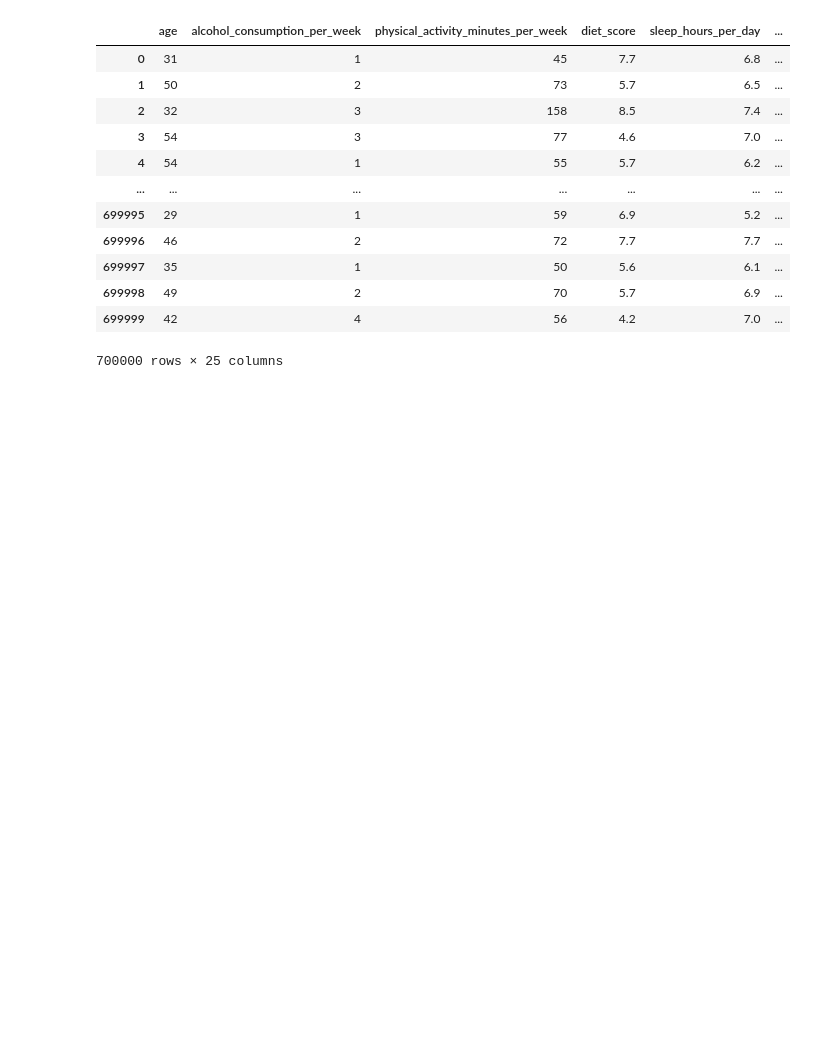
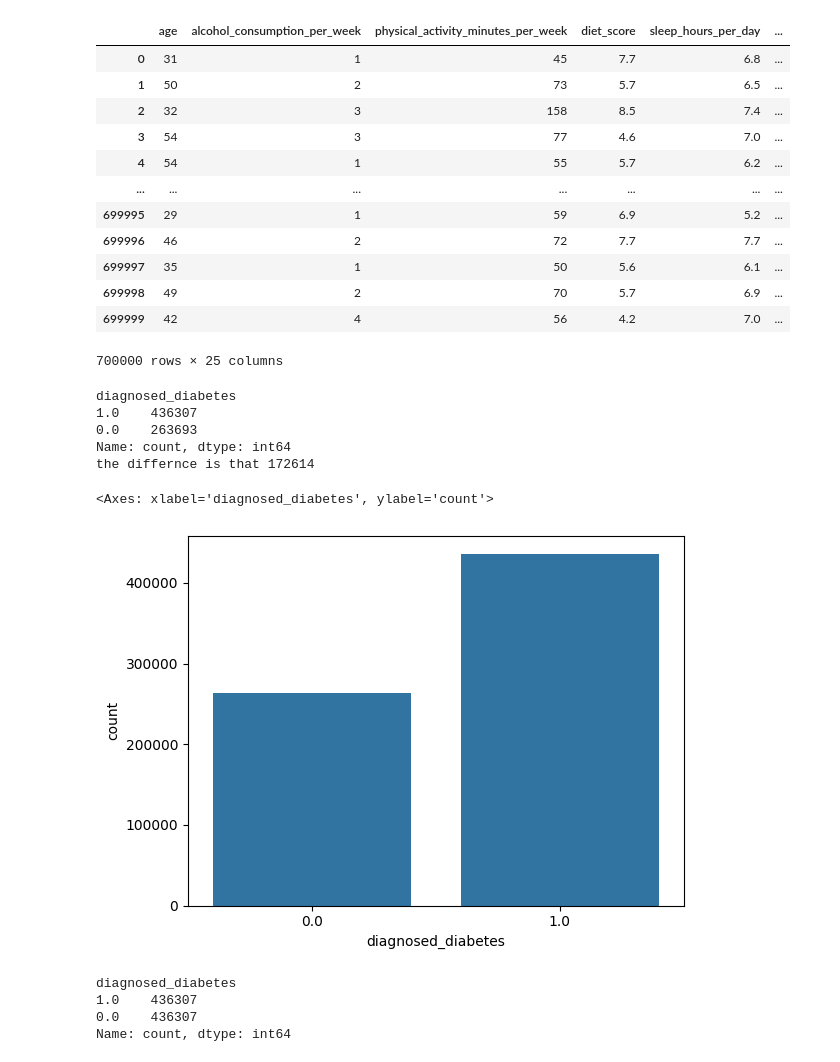
Before and after one commit to Namith31/Diabetes-Prediction, a Jupyter notebook: main.ipynb, the cells around one changed output. Saved outputs shown, nothing was run; the diff lists cells and outputs as text; code cells hidden in the pictures; blank space fills up the shorter version.

```diff
--- a/main.ipynb
+++ b/main.ipynb
@@ -157,3 +151,17 @@ data
 | 699998 | 49 | 2 | 70 | 5.7 | 6.9 | ... |
 | 699999 | 42 | 4 | 56 | 4.2 | 7.0 | ... |
 700000 rows × 25 columns
+# %%
+print(data['diagnosed_diabetes'].value_counts())
+print(f'the differnce is that {436307-263693}')
+# %% [output]
+diagnosed_diabetes
+1.0    436307
+0.0    263693
+Name: count, dtype: int64
+the differnce is that 172614
+# %%
+sns.countplot(x='diagnosed_diabetes',data =data)# there is an imbalance in model
+# %% [output]
+<Axes: xlabel='diagnosed_diabetes', ylabel='count'>
+[figure, added]
@@ -159,0 +178,7 @@ data
+# %%
+data_train_balanced['diagnosed_diabetes'].value_counts()
+# %% [output]
+diagnosed_diabetes
+1.0    436307
+0.0    436307
+Name: count, dtype: int64
```
Also changed, not shown: parts of 18 cells of this notebook.
